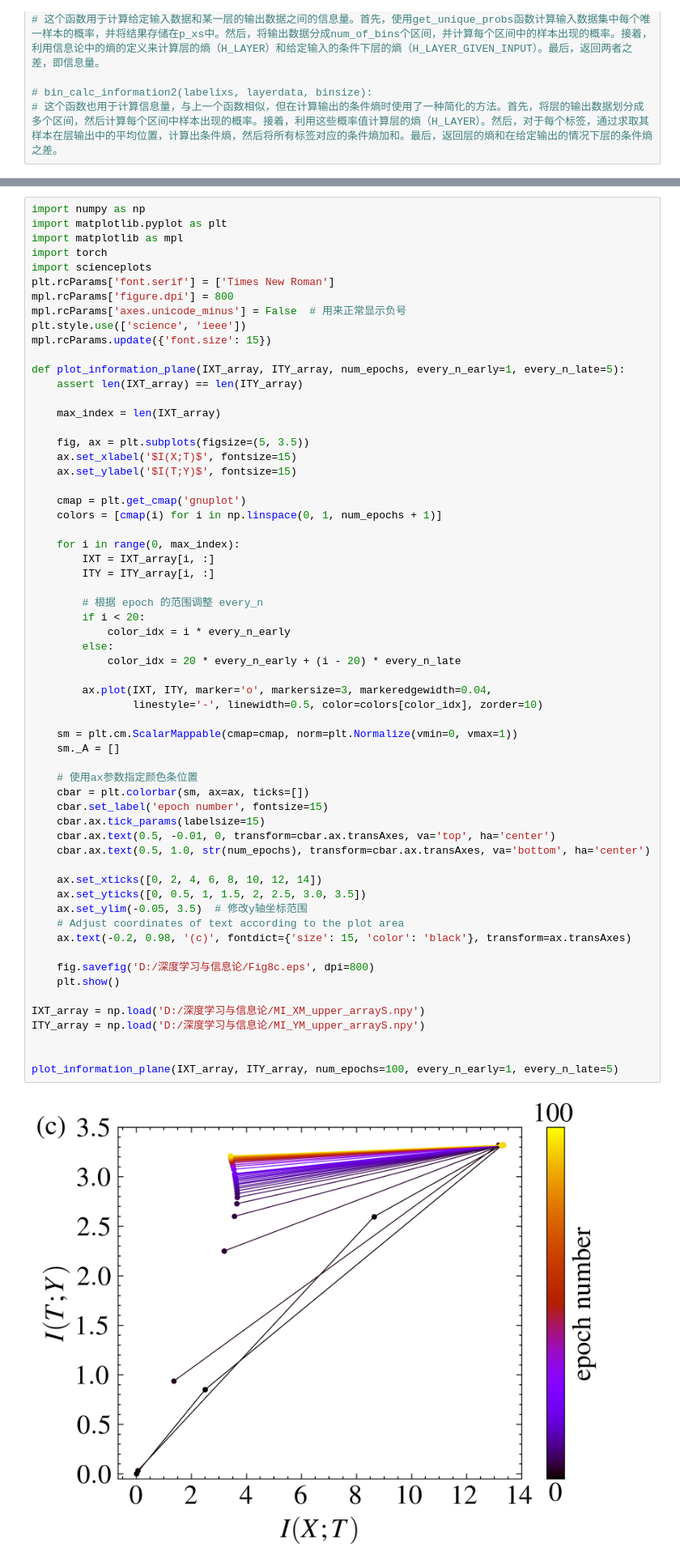
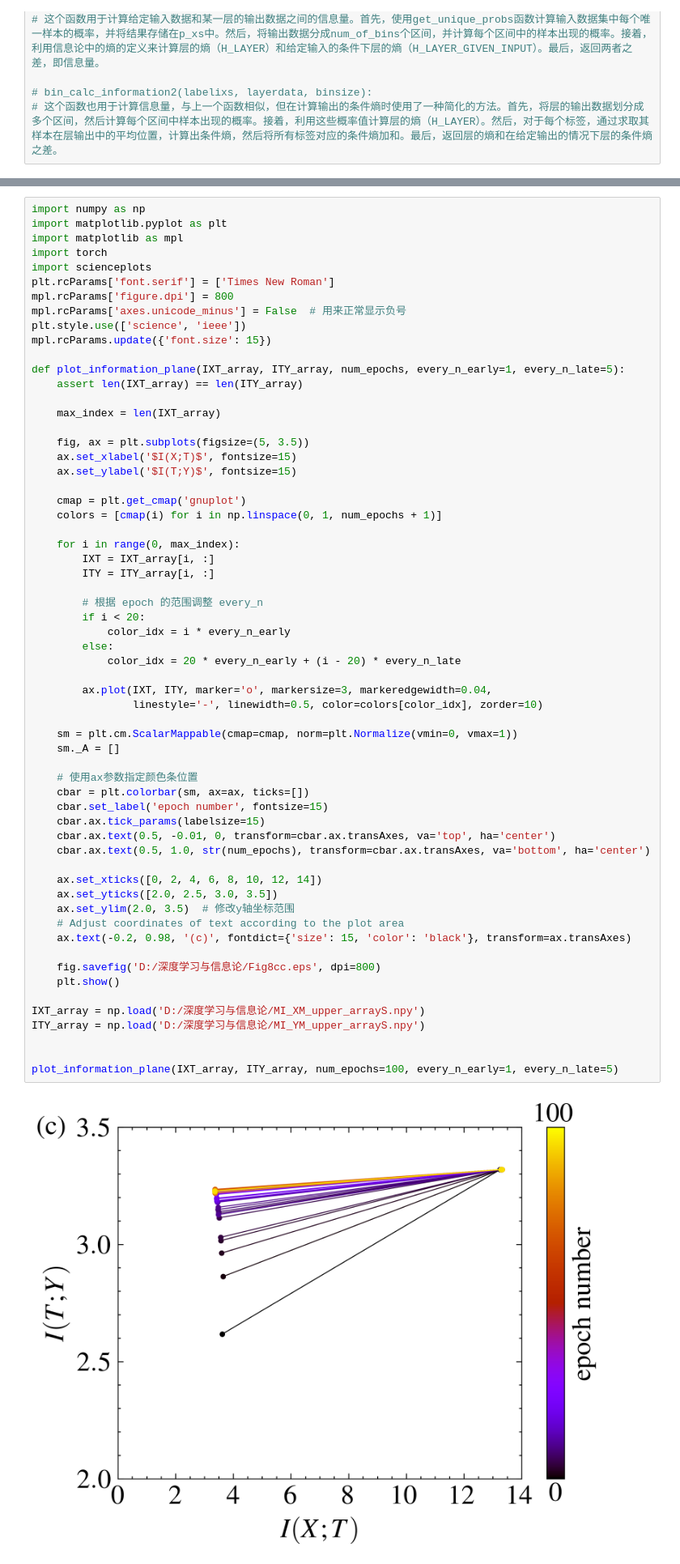
Before and after one commit to resonance-dfb/deep-network-optuna, a Jupyter notebook: 信息瓶颈理论与实现讲座11 ReLU GELU.ipynb, the cells around one changed output, grey strips where cells are left out. Shown at 81% size. Saved outputs shown, nothing was run; the diff lists cells and outputs as text.

```diff
--- a/信息瓶颈理论与实现讲座11 ReLU GELU.ipynb
+++ b/信息瓶颈理论与实现讲座11 ReLU GELU.ipynb
@@ -831,37 +801,37 @@ def plot_information_plane(IXT_array, ITY_array, num_epochs, every_n_early=1, ev
         if i < 20:
             color_idx = i * every_n_early
         else:
             color_idx = 20 * every_n_early + (i - 20) * every_n_late
 
         ax.plot(IXT, ITY, marker='o', markersize=3, markeredgewidth=0.04,
                 linestyle='-', linewidth=0.5, color=colors[color_idx], zorder=10)
 
     sm = plt.cm.ScalarMappable(cmap=cmap, norm=plt.Normalize(vmin=0, vmax=1))
     sm._A = []
 
     # 使用ax参数指定颜色条位置
     cbar = plt.colorbar(sm, ax=ax, ticks=[])
     cbar.set_label('epoch number', fontsize=15)
     cbar.ax.tick_params(labelsize=15)
     cbar.ax.text(0.5, -0.01, 0, transform=cbar.ax.transAxes, va='top', ha='center')
     cbar.ax.text(0.5, 1.0, str(num_epochs), transform=cbar.ax.transAxes, va='bottom', ha='center')
 
     ax.set_xticks([0, 2, 4, 6, 8, 10, 12, 14])
-    ax.set_yticks([0, 0.5, 1, 1.5, 2, 2.5, 3.0, 3.5])
-    ax.set_ylim(-0.05, 3.5)  # 修改y轴坐标范围
+    ax.set_yticks([2.0, 2.5, 3.0, 3.5])
+    ax.set_ylim(2.0, 3.5)  # 修改y轴坐标范围
     # Adjust coordinates of text according to the plot area
     ax.text(-0.2, 0.98, '(c)', fontdict={'size': 15, 'color': 'black'}, transform=ax.transAxes)
 
-    fig.savefig('D:/深度学习与信息论/Fig8c.eps', dpi=800)
+    fig.savefig('D:/深度学习与信息论/Fig8cc.eps', dpi=800)
     plt.show()
 
 IXT_array = np.load('D:/深度学习与信息论/MI_XM_upper_arrayS.npy')
 ITY_array = np.load('D:/深度学习与信息论/MI_YM_upper_arrayS.npy')
 
 
 plot_information_plane(IXT_array, ITY_array, num_epochs=100, every_n_early=1, every_n_late=5)
 # %% [output]
-[figure, old version]
+[figure, new version]
 # %%
 IXT_array
 # %% [output]
```
Also changed, not shown: parts of 18 cells of this notebook.
